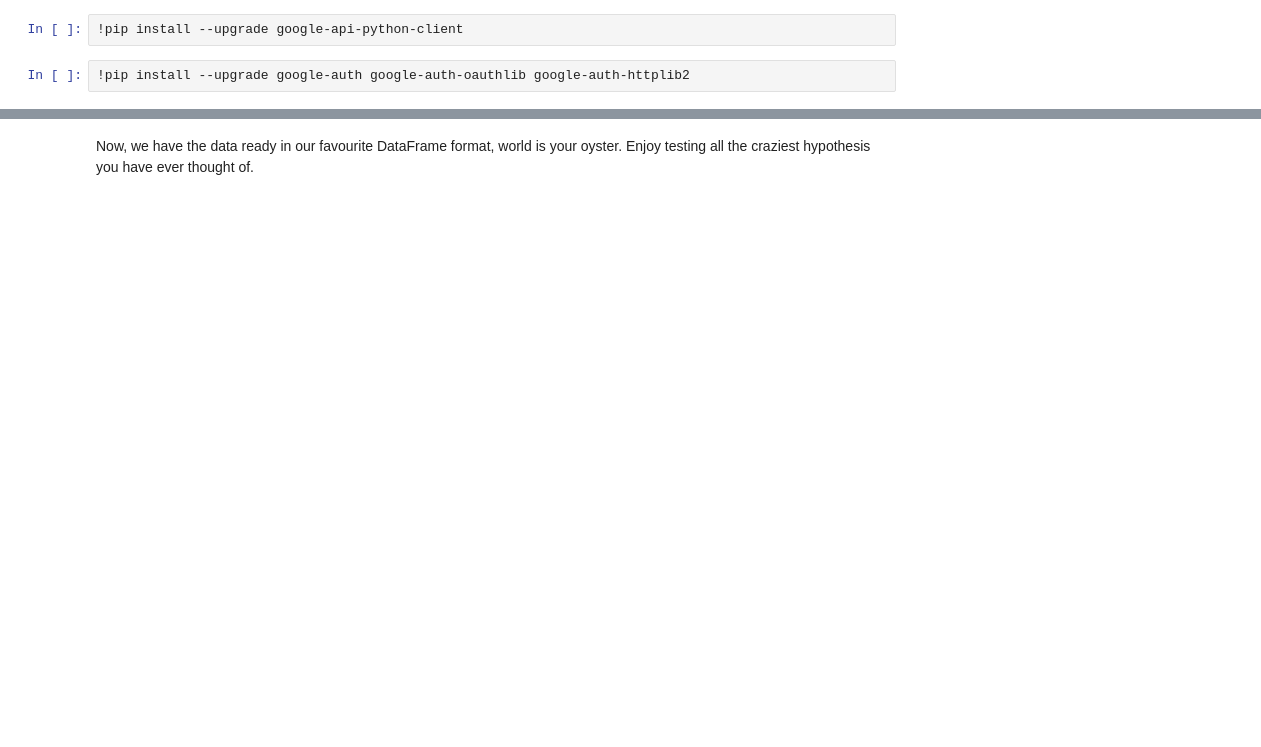
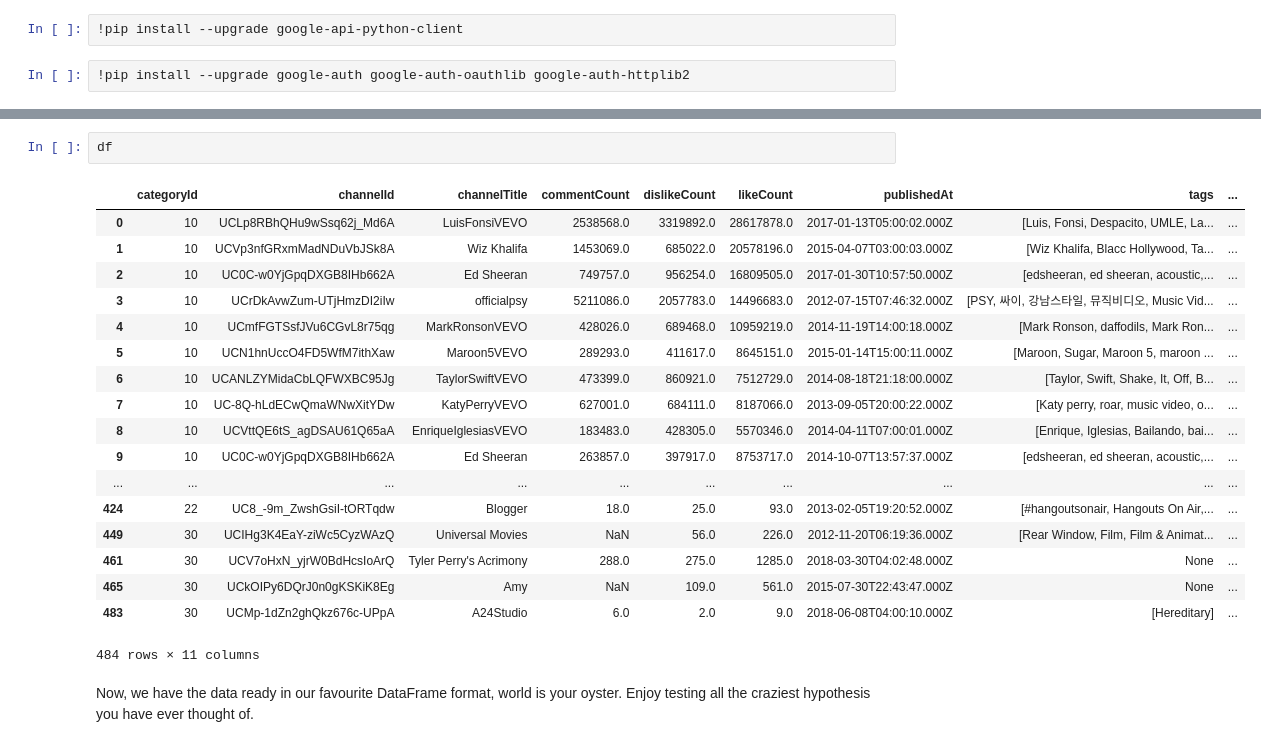
Before and after one commit to amstqq/youtube_project, a Jupyter notebook: YouTube Data.ipynb, the cells around one changed output, grey strips where cells are left out. Saved outputs shown, nothing was run; the diff lists cells and outputs as text; blank space fills up the shorter version.

```diff
--- a/YouTube Data.ipynb
+++ b/YouTube Data.ipynb
@@ -134,2 +165,23 @@ TypeError: arg must be a list, tuple, 1-d array, or Series
+# %%
+df
+# %% [output]
+|  | categoryId | channelId | channelTitle | commentCount | dislikeCount | likeCount | publishedAt | tags | ... |
+| 0 | 10 | UCLp8RBhQHu9wSsq62j_Md6A | LuisFonsiVEVO | 2538568.0 | 3319892.0 | 28617878.0 | 2017-01-13T05:00:02.000Z | [Luis, Fonsi, Despacito, UMLE, La... | ... |
+| 1 | 10 | UCVp3nfGRxmMadNDuVbJSk8A | Wiz Khalifa | 1453069.0 | 685022.0 | 20578196.0 | 2015-04-07T03:00:03.000Z | [Wiz Khalifa, Blacc Hollywood, Ta... | ... |
+| 2 | 10 | UC0C-w0YjGpqDXGB8IHb662A | Ed Sheeran | 749757.0 | 956254.0 | 16809505.0 | 2017-01-30T10:57:50.000Z | [edsheeran, ed sheeran, acoustic,... | ... |
+| 3 | 10 | UCrDkAvwZum-UTjHmzDI2iIw | officialpsy | 5211086.0 | 2057783.0 | 14496683.0 | 2012-07-15T07:46:32.000Z | [PSY, 싸이, 강남스타일, 뮤직비디오, Music Vid... | ... |
+| 4 | 10 | UCmfFGTSsfJVu6CGvL8r75qg | MarkRonsonVEVO | 428026.0 | 689468.0 | 10959219.0 | 2014-11-19T14:00:18.000Z | [Mark Ronson, daffodils, Mark Ron... | ... |
+| 5 | 10 | UCN1hnUccO4FD5WfM7ithXaw | Maroon5VEVO | 289293.0 | 411617.0 | 8645151.0 | 2015-01-14T15:00:11.000Z | [Maroon, Sugar, Maroon 5, maroon ... | ... |
+| 6 | 10 | UCANLZYMidaCbLQFWXBC95Jg | TaylorSwiftVEVO | 473399.0 | 860921.0 | 7512729.0 | 2014-08-18T21:18:00.000Z | [Taylor, Swift, Shake, It, Off, B... | ... |
+| 7 | 10 | UC-8Q-hLdECwQmaWNwXitYDw | KatyPerryVEVO | 627001.0 | 684111.0 | 8187066.0 | 2013-09-05T20:00:22.000Z | [Katy perry, roar, music video, o... | ... |
+| 8 | 10 | UCVttQE6tS_agDSAU61Q65aA | EnriqueIglesiasVEVO | 183483.0 | 428305.0 | 5570346.0 | 2014-04-11T07:00:01.000Z | [Enrique, Iglesias, Bailando, bai... | ... |
+| 9 | 10 | UC0C-w0YjGpqDXGB8IHb662A | Ed Sheeran | 263857.0 | 397917.0 | 8753717.0 | 2014-10-07T13:57:37.000Z | [edsheeran, ed sheeran, acoustic,... | ... |
+| ... | ... | ... | ... | ... | ... | ... | ... | ... | ... |
+| 424 | 22 | UC8_-9m_ZwshGsiI-tORTqdw | Blogger | 18.0 | 25.0 | 93.0 | 2013-02-05T19:20:52.000Z | [#hangoutsonair, Hangouts On Air,... | ... |
+| 449 | 30 | UCIHg3K4EaY-ziWc5CyzWAzQ | Universal Movies | NaN | 56.0 | 226.0 | 2012-11-20T06:19:36.000Z | [Rear Window, Film, Film & Animat... | ... |
+| 461 | 30 | UCV7oHxN_yjrW0BdHcsIoArQ | Tyler Perry's Acrimony | 288.0 | 275.0 | 1285.0 | 2018-03-30T04:02:48.000Z | None | ... |
+| 465 | 30 | UCkOIPy6DQrJ0n0gKSKiK8Eg | Amy | NaN | 109.0 | 561.0 | 2015-07-30T22:43:47.000Z | None | ... |
+| 483 | 30 | UCMp-1dZn2ghQkz676c-UPpA | A24Studio | 6.0 | 2.0 | 9.0 | 2018-06-08T04:00:10.000Z | [Hereditary] | ... |
+484 rows × 11 columns
 # %% [markdown]
 Now, we have the data ready in our favourite DataFrame format, world is your oyster. Enjoy testing all the craziest hypothesis you have ever thought of.
```
Also changed, not shown: parts of 15 cells of this notebook, 1 other file.
